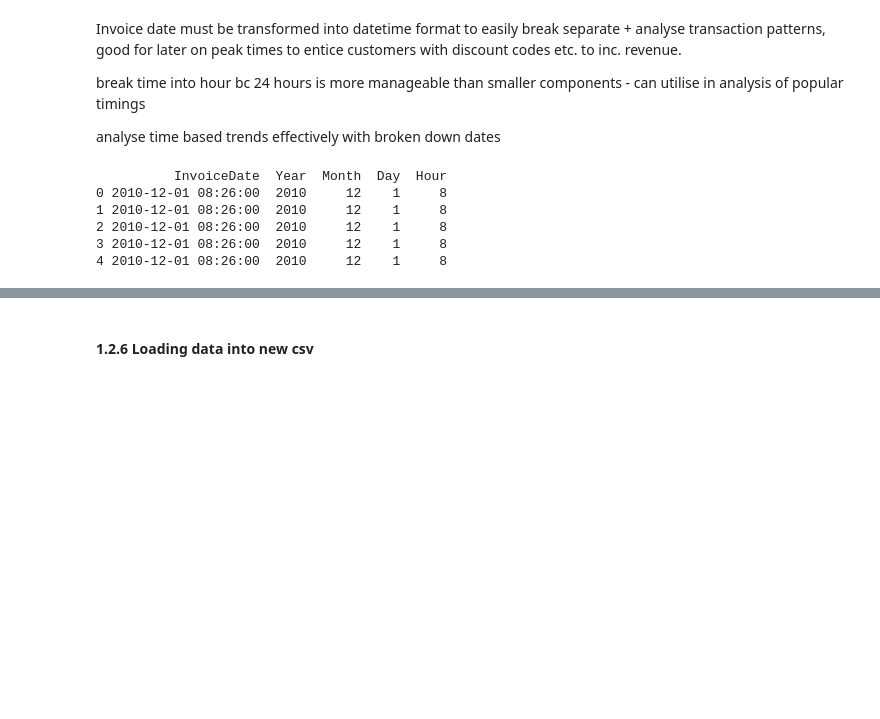
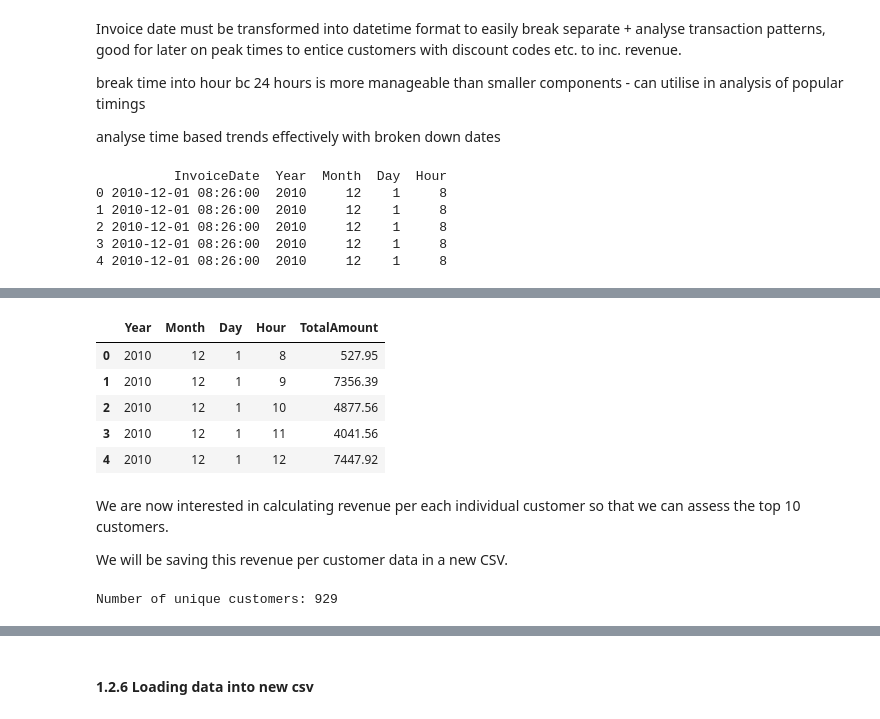
Before and after one commit to Tee-DataA/Online_Retail_Sales_Analysis, a Jupyter notebook: jupyter_notebooks/Notebook_Template.ipynb, the cells around one changed output, grey strips where cells are left out. Drawn from its saved outputs; the diff is of its cells as text; code cells hidden in the pictures; blank space fills up the shorter version.

Commit message:
created new csv's for revenue

```diff
--- a/jupyter_notebooks/Notebook_Template.ipynb
+++ b/jupyter_notebooks/Notebook_Template.ipynb
@@ -287,7 +292,7 @@ In terms of technical feasibility, truncating the dataset was a necessary decisi
 
 This reduction in size will allow us to focus on a representative sample of the data and ensure that the analysis remains efficient, whilst aligning with the stakeholder requirements.
 # %%
-df_truncated = df_uk.head(8000)
+df_truncated = df_uk.head(50000)
 
 # Verifies the truncation
 print(df_truncated.shape)
@@ -396,0 +408,3 @@ print(df_truncated_cleaned[['InvoiceDate', 'Year', 'Month', 'Day', 'Hour']].head
+# %%
+# Calculate the total amount spent per transaction and store in new col
+df_truncated_cleaned['TotalAmount'] = df_truncated_cleaned['Quantity'] * df_truncated_cleaned['UnitPrice']
@@ -396,0 +430,24 @@ print(df_truncated_cleaned[['InvoiceDate', 'Year', 'Month', 'Day', 'Hour']].head
+# %%
+# Aggregate revenue by year, month, day, and hour
+revenue_by_year = df_truncated_cleaned.groupby('Year')['TotalAmount'].sum().reset_index()
+revenue_by_month = df_truncated_cleaned.groupby(['Year', 'Month'])['TotalAmount'].sum().reset_index()
+revenue_by_day = df_truncated_cleaned.groupby(['Year', 'Month', 'Day'])['TotalAmount'].sum().reset_index()
+revenue_by_hour = df_truncated_cleaned.groupby(['Year', 'Month', 'Day', 'Hour'])['TotalAmount'].sum().reset_index()
+
+# Rename the 'TotalAmount' column to the desired naming convention
+revenue_by_year = revenue_by_year.rename(columns={'TotalAmount': 'revenue_per_year'})
+revenue_by_month = revenue_by_month.rename(columns={'TotalAmount': 'revenue_per_month'})
+revenue_by_day = revenue_by_day.rename(columns={'TotalAmount': 'revenue_per_day'})
+revenue_by_hour = revenue_by_hour.rename(columns={'TotalAmount': 'revenue_per_hour'})
+
+# Round the revenue values to 2 decimal places
+revenue_by_year['revenue_per_year'] = revenue_by_year['revenue_per_year'].round(2)
+revenue_by_month['revenue_per_month'] = revenue_by_month['revenue_per_month'].round(2)
+revenue_by_day['revenue_per_day'] = revenue_by_day['revenue_per_day'].round(2)
+revenue_by_hour['revenue_per_hour'] = revenue_by_hour['revenue_per_hour'].round(2)
+
+# Export each aggregation to a separate CSV
+revenue_by_year.to_csv('revenue_by_year.csv', index=False)
+revenue_by_month.to_csv('revenue_by_month.csv', index=False)
+revenue_by_day.to_csv('revenue_by_day.csv', index=False)
+revenue_by_hour.to_csv('revenue_by_hour.csv', index=False)
@@ -396,0 +475,18 @@ print(df_truncated_cleaned[['InvoiceDate', 'Year', 'Month', 'Day', 'Hour']].head
+# %%
+revenue_by_hour.head()
+# %% [output]
+|  | Year | Month | Day | Hour | TotalAmount |
+| 0 | 2010 | 12 | 1 | 8 | 527.95 |
+| 1 | 2010 | 12 | 1 | 9 | 7356.39 |
+| 2 | 2010 | 12 | 1 | 10 | 4877.56 |
+| 3 | 2010 | 12 | 1 | 11 | 4041.56 |
+| 4 | 2010 | 12 | 1 | 12 | 7447.92 |
+# %% [markdown]
+We are now interested in calculating revenue per each individual customer so that we can assess the top 10 customers.
+
+We will be saving this revenue per customer data in a new CSV.
+# %%
+unique_customers = df_truncated_cleaned['CustomerID'].nunique()
+print(f"Number of unique customers: {unique_customers}")
+# %% [output]
+Number of unique customers: 929
```
Also changed, not shown: parts of 18 cells of this notebook, 5 other files.
